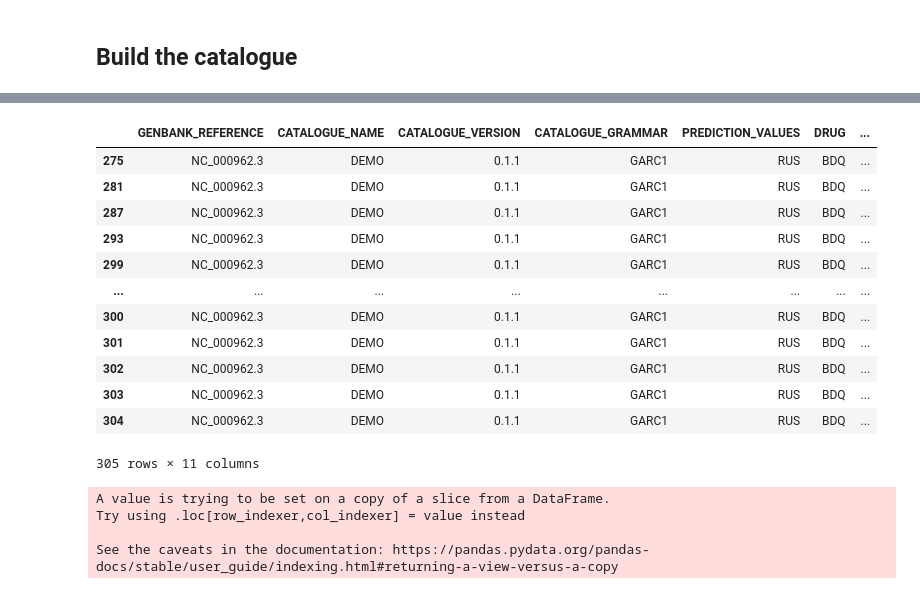
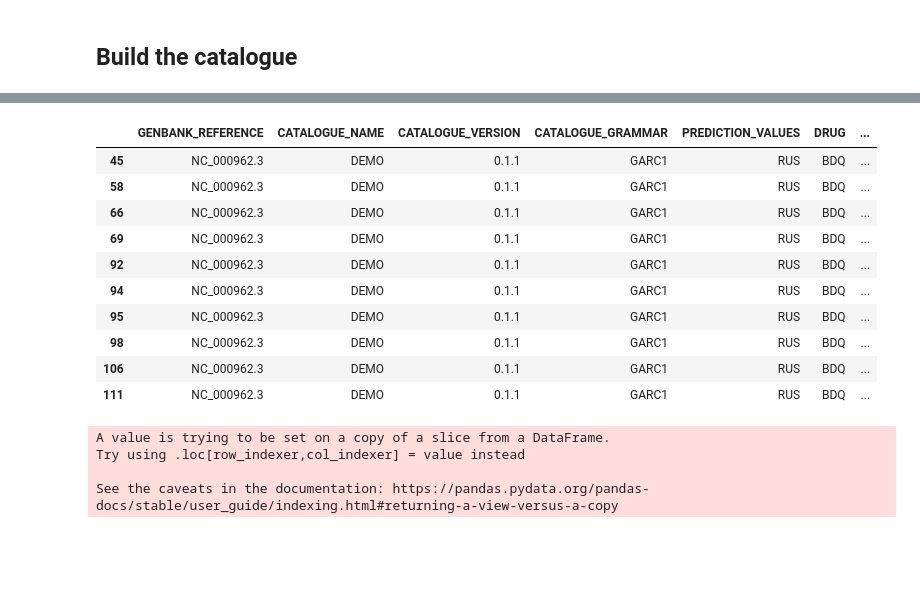
Before and after one commit to fowler-lab/catomatic, a Jupyter notebook: examples/lab_demo.ipynb, the cells around one changed output, grey strips where cells are left out. Drawn from its saved outputs; the diff is of its cells as text; code cells hidden in the pictures; blank space fills up the shorter version.

Commit message:
update demo

```diff
--- a/examples/lab_demo.ipynb
+++ b/examples/lab_demo.ipynb
@@ -116,21 +116,19 @@ catalogue.return_catalogue()
     'contingency': [[1, 0], [193, 10440]]},)}}
 # %%
 _catalogue = catalogue.build_piezo(genbank_ref="NC_000962.3", catalogue_name="DEMO", version='0.1.1', drug="BDQ", wildcards=piezo_wildcards)
-_catalogue
+_catalogue[10:20]
 # %% [output]
 |  | GENBANK_REFERENCE | CATALOGUE_NAME | CATALOGUE_VERSION | CATALOGUE_GRAMMAR | PREDICTION_VALUES | DRUG | ... |
-| 275 | NC_000962.3 | DEMO | 0.1.1 | GARC1 | RUS | BDQ | ... |
-| 281 | NC_000962.3 | DEMO | 0.1.1 | GARC1 | RUS | BDQ | ... |
-| 287 | NC_000962.3 | DEMO | 0.1.1 | GARC1 | RUS | BDQ | ... |
-| 293 | NC_000962.3 | DEMO | 0.1.1 | GARC1 | RUS | BDQ | ... |
-| 299 | NC_000962.3 | DEMO | 0.1.1 | GARC1 | RUS | BDQ | ... |
-| ... | ... | ... | ... | ... | ... | ... | ... |
-| 300 | NC_000962.3 | DEMO | 0.1.1 | GARC1 | RUS | BDQ | ... |
-| 301 | NC_000962.3 | DEMO | 0.1.1 | GARC1 | RUS | BDQ | ... |
-| 302 | NC_000962.3 | DEMO | 0.1.1 | GARC1 | RUS | BDQ | ... |
-| 303 | NC_000962.3 | DEMO | 0.1.1 | GARC1 | RUS | BDQ | ... |
-| 304 | NC_000962.3 | DEMO | 0.1.1 | GARC1 | RUS | BDQ | ... |
+| 45 | NC_000962.3 | DEMO | 0.1.1 | GARC1 | RUS | BDQ | ... |
+| 58 | NC_000962.3 | DEMO | 0.1.1 | GARC1 | RUS | BDQ | ... |
+| 66 | NC_000962.3 | DEMO | 0.1.1 | GARC1 | RUS | BDQ | ... |
+| 69 | NC_000962.3 | DEMO | 0.1.1 | GARC1 | RUS | BDQ | ... |
+| 92 | NC_000962.3 | DEMO | 0.1.1 | GARC1 | RUS | BDQ | ... |
+| 94 | NC_000962.3 | DEMO | 0.1.1 | GARC1 | RUS | BDQ | ... |
+| 95 | NC_000962.3 | DEMO | 0.1.1 | GARC1 | RUS | BDQ | ... |
+| 98 | NC_000962.3 | DEMO | 0.1.1 | GARC1 | RUS | BDQ | ... |
+| 106 | NC_000962.3 | DEMO | 0.1.1 | GARC1 | RUS | BDQ | ... |
+| 111 | NC_000962.3 | DEMO | 0.1.1 | GARC1 | RUS | BDQ | ... |
-305 rows × 11 columns
 # %%
 _catalogue = _catalogue[_catalogue['EVIDENCE'].apply(lambda x: not any(key in ast.literal_eval(x) for key in ['seeded', 'default_rule']))]
 
```
Also changed, not shown: parts of 7 cells of this notebook, 1 other file.
